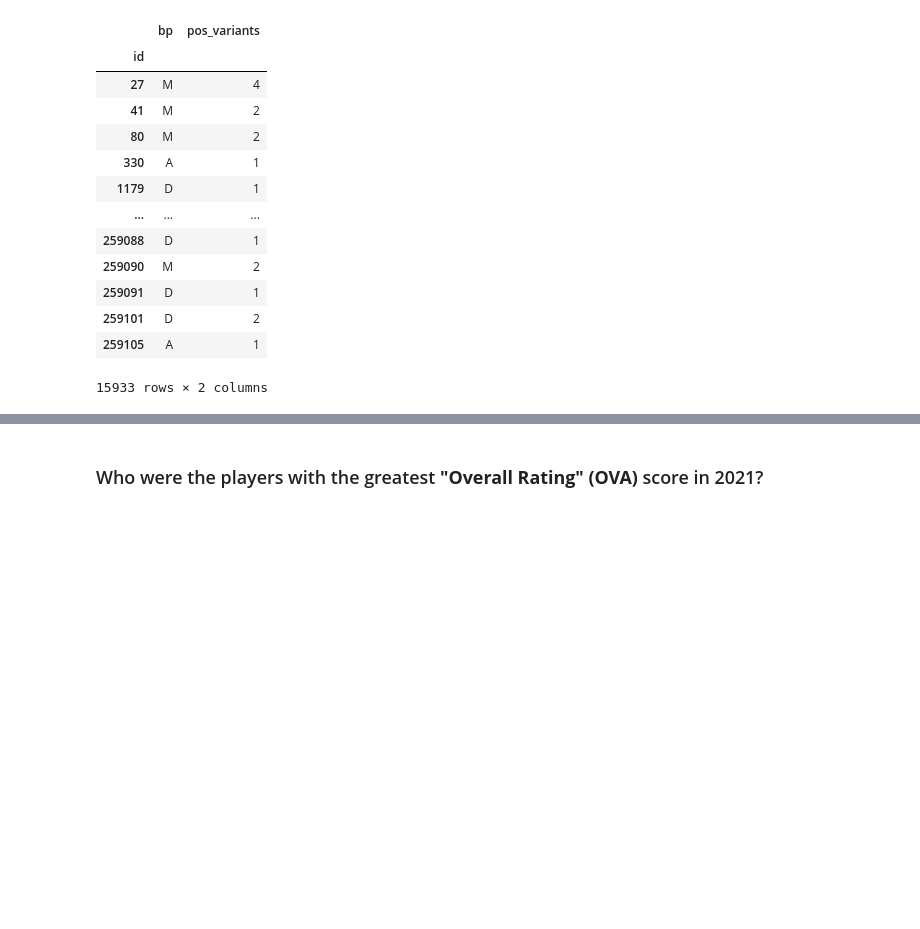
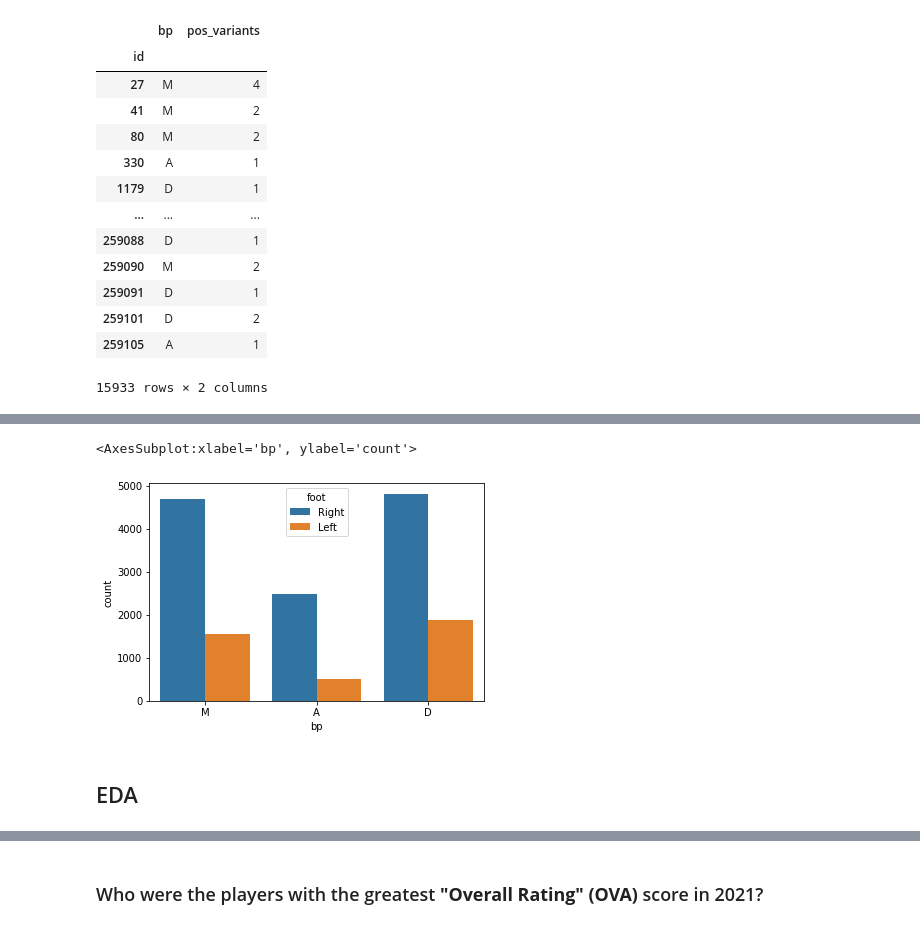
Before and after one commit to dplazau/ironhack-bootcamp, a Jupyter notebook: projects/fifa-moneyball-project/index.ipynb, the cells around one changed output, grey strips where cells are left out. Saved outputs shown, nothing was run; the diff lists cells and outputs as text; code cells hidden in the pictures; blank space fills up the shorter version.

```diff
--- a/projects/fifa-moneyball-project/index.ipynb
+++ b/projects/fifa-moneyball-project/index.ipynb
@@ -261,0 +271,7 @@ df.sort_values(by="pot", ascending=False).head(5)
+# %%
+sns.countplot(x="bp", hue="foot" ,data=players)
+# %% [output]
+<AxesSubplot:xlabel='bp', ylabel='count'>
+[figure, added]
+# %% [markdown]
+## EDA
```
Also changed, not shown: parts of 38 cells of this notebook.
